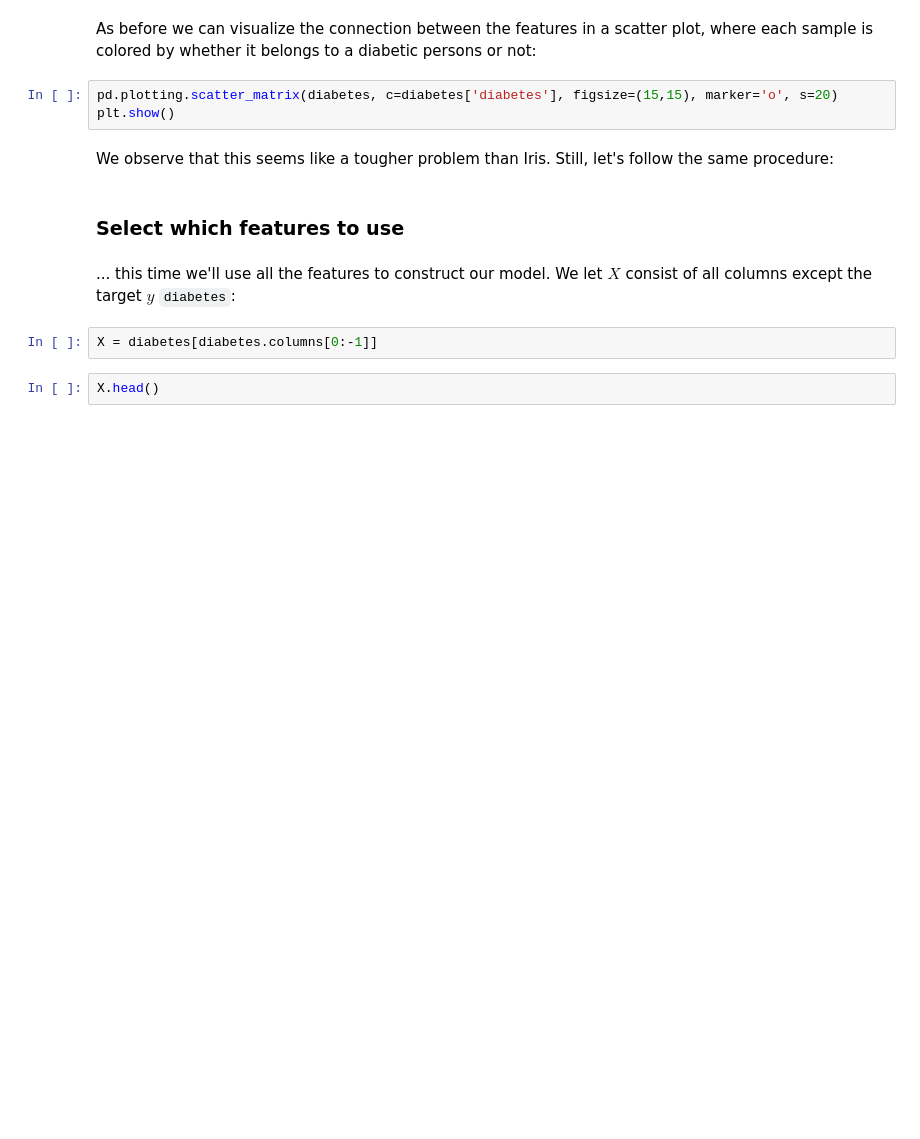
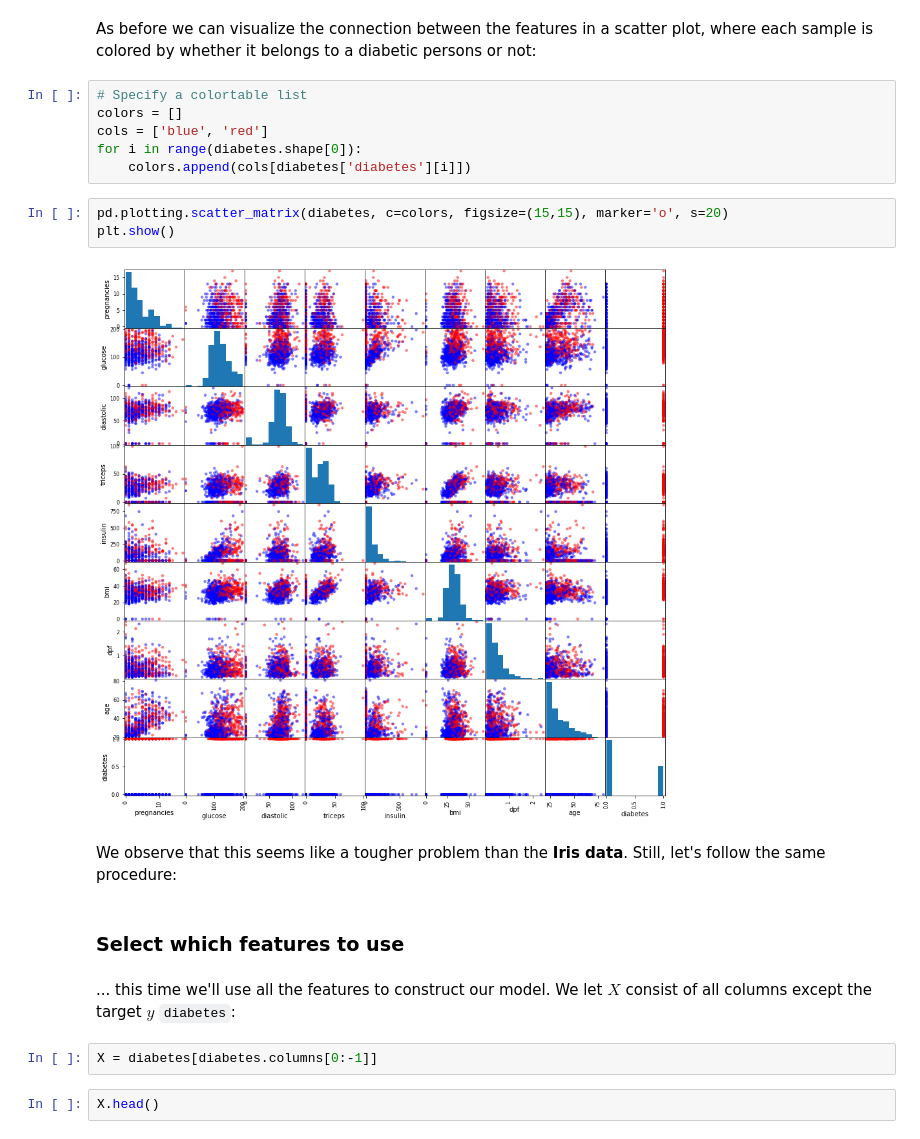
Before and after one commit to computational-medicine/BMED360-2021, a Jupyter notebook: Lab2-ML-tissue-classification/02-extensive-example.ipynb, the cells around one changed output. Saved outputs shown, nothing was run; the diff lists cells and outputs as text; blank space fills up the shorter version.

```diff
--- a/Lab2-ML-tissue-classification/02-extensive-example.ipynb
+++ b/Lab2-ML-tissue-classification/02-extensive-example.ipynb
@@ -136,10 +165,18 @@ diabetes.info()
 # %% [markdown]
 As before we can visualize the connection between the features in a scatter plot, where each sample is colored by whether it belongs to a diabetic persons or not:
+# %%
+# Specify a colortable list
+colors = []
+cols = ['blue', 'red']
+for i in range(diabetes.shape[0]):
+    colors.append(cols[diabetes['diabetes'][i]])
 # %%
-pd.plotting.scatter_matrix(diabetes, c=diabetes['diabetes'], figsize=(15,15), marker='o', s=20)
+pd.plotting.scatter_matrix(diabetes, c=colors, figsize=(15,15), marker='o', s=20)
 plt.show()
+# %% [output]
+[figure, added]
 # %% [markdown]
-We observe that this seems like a tougher problem than Iris. Still, let's follow the same procedure:
+We observe that this seems like a tougher problem than the **Iris data**. Still, let's follow the same procedure:
 # %% [markdown]
 ### Select which features to use
 # %% [markdown]
```
Also changed, not shown: parts of 115 cells of this notebook.
